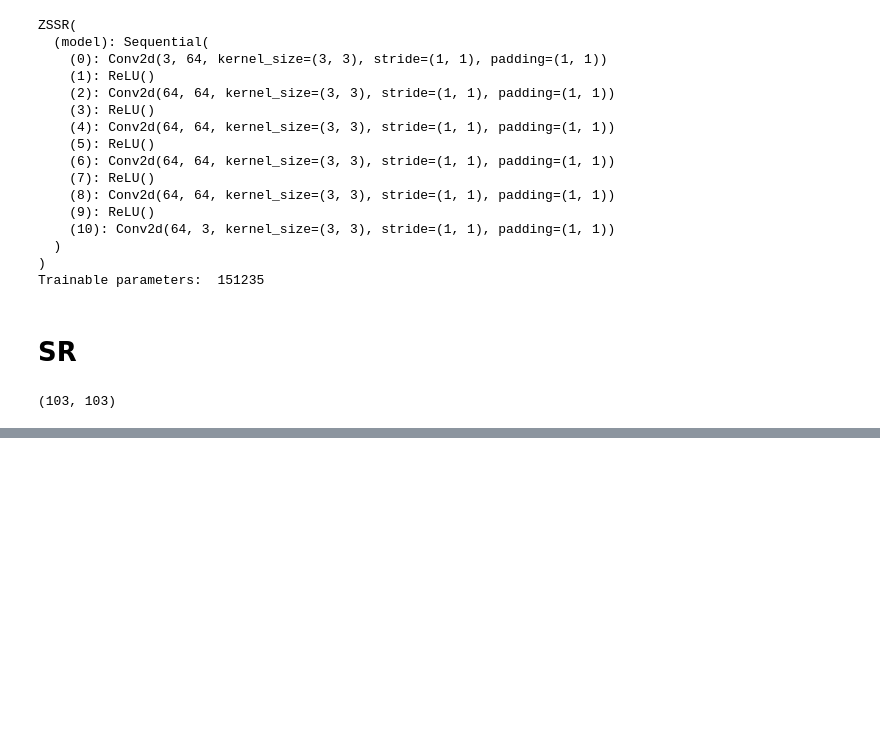
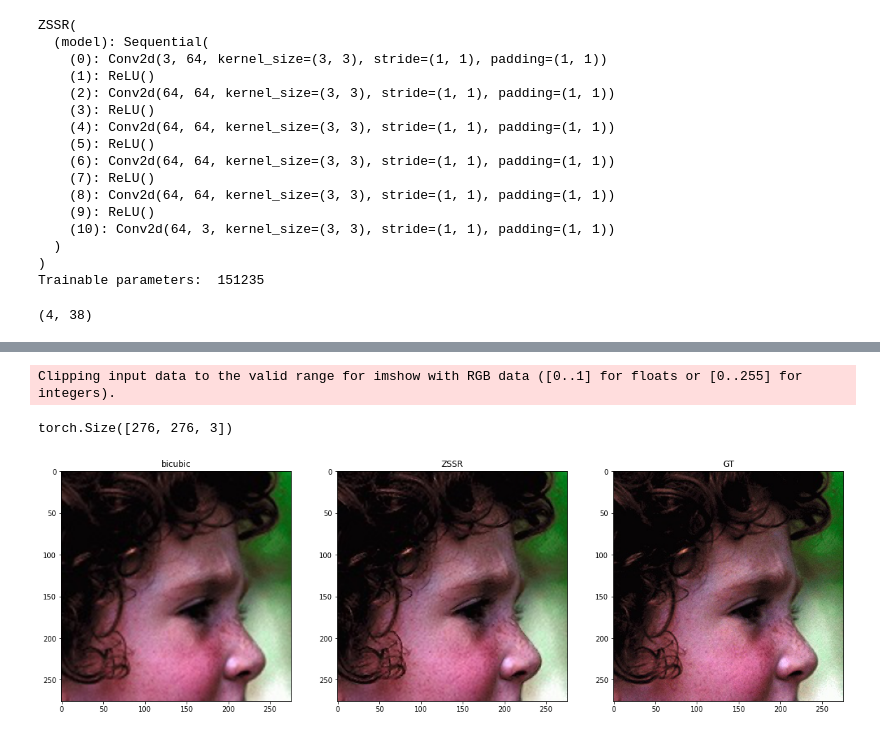
Before and after one commit to NiravTalaviya/Zero-Shot-Super-Resolution, a Jupyter notebook: zssr-torch.ipynb, the cells around one changed output, grey strips where cells are left out. Cells and saved outputs as stored; diff of their text form; code cells hidden in the pictures; blank space fills up the shorter version.

Commit message:
Reduce exec time by taking fixed size crops

```diff
--- a/zssr-torch.ipynb
+++ b/zssr-torch.ipynb
@@ -130,5 +166,3 @@ ZSSR(
   )
 )
 Trainable parameters:  151235
-# %% [markdown]
-# SR
@@ -138,7 +169,9 @@ OG_IMG_PATH = 'butterfly.png'
 # %%
+CROP_SIZE = 64
+SR_FACTOR = 2
 img_transform = tv.transforms.Compose([
     tv.transforms.RandomRotation(90),
-    # tv.transforms.RandomCrop(128),
+    tv.transforms.RandomCrop(CROP_SIZE),
     tv.transforms.RandomHorizontalFlip(0.5),
     tv.transforms.RandomVerticalFlip(0.5),
 
@@ -146,11 +179,11 @@ img_transform = tv.transforms.Compose([
     tv.transforms.ToTensor(),
     # tv.transforms.Normalize(mean=[0.5], std=[0.5]),
 ])
-dataset = ZSSRDataset(OG_IMG_PATH, transforms=img_transform)
+dataset = ZSSRDataset(LR_IMG_PATH, OG_IMG_PATH, transforms=img_transform, sr_factor=SR_FACTOR, crop_size=CROP_SIZE)
 
-BATCH_SIZE = 1
+BATCH_SIZE = 10
 iterator = tud.DataLoader(dataset, shuffle=True, batch_size=BATCH_SIZE)
 len(iterator), len(dataset)
 # %% [output]
-(103, 103)
+(4, 38)
 # %%
@@ -188,5 +224,27 @@ for epoch in range(EPOCHS):
 # %% [output]
 [interactive output not drawn]
+# %%
+og, img, interpolated = dataset.get_images()
+sr_img = tv.transforms.ToTensor()(interpolated).unsqueeze(0)
+
+# pil_inter = (og.resize((og.size[0]//SR_FACTOR, og.size[1]//SR_FACTOR), Image.BICUBIC)).resize(og.size, Image.BICUBIC)
+
+sr_img = model(sr_img.to(device)).squeeze(0)
+sr_img = sr_img.detach().cpu().permute(1, 2, 0)
+print(sr_img.shape)
+
+fig, axes = plt.subplots(1, 3, figsize=(20, 10))
+im = [interpolated, sr_img, og]
+title = ["bicubic", "ZSSR", "GT"]
+for i, ax in enumerate(axes):
+    ax.set_title(title[i])
+    ax.imshow(im[i])
+
+plt.savefig('./results/res_' + name.split(".")[0] + '_ep_' + str(EPOCHS) + '_x' + str(SR_FACTOR))
+# %% [output]
+Clipping input data to the valid range for imshow with RGB data ([0..1] for floats or [0..255] for integers).
+torch.Size([276, 276, 3])
+[figure, added]
 # %%
 (fig, axes) = plt.subplots(nrows=1, ncols=2, figsize=(20,10))
 axes[0].plot(history['loss'])
```
Also changed, not shown: parts of 13 cells of this notebook.
